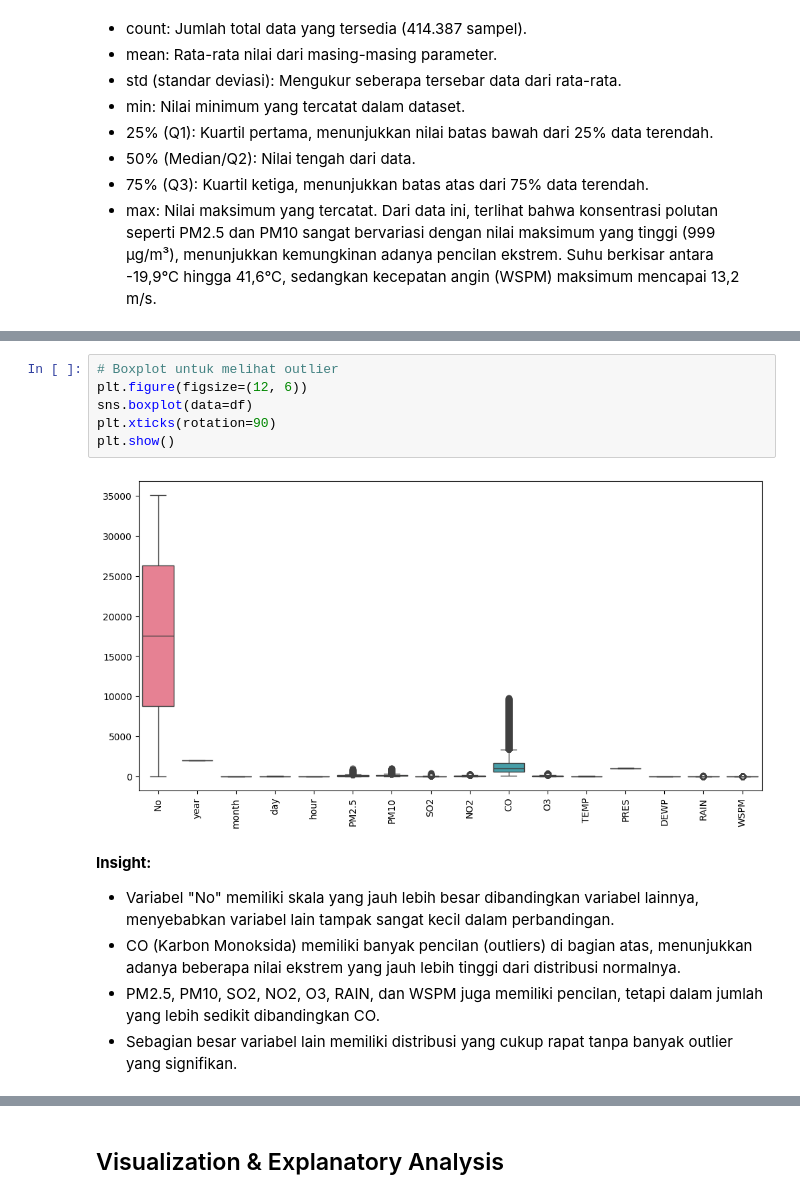
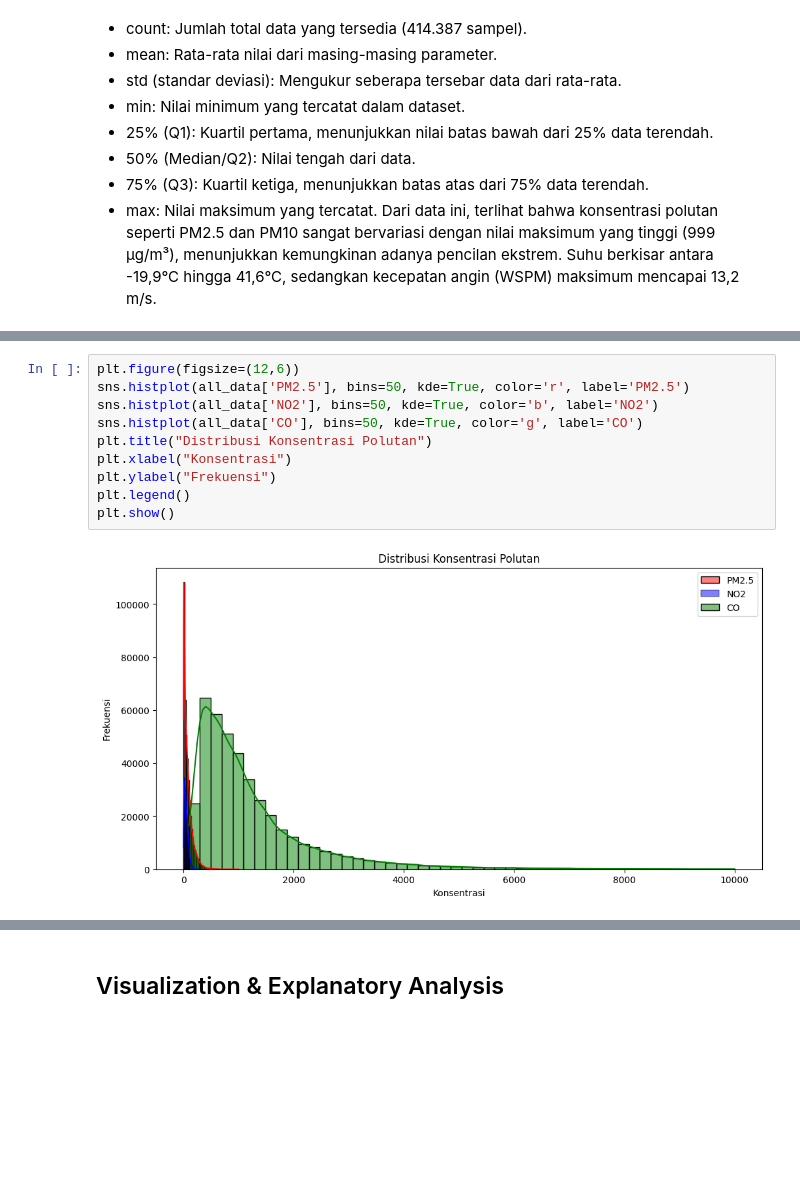
Before and after one commit to irfnriza/submission, a Jupyter notebook: notebook.ipynb, the cells around one changed output, grey strips where cells are left out. Saved outputs shown, nothing was run; the diff lists cells and outputs as text; blank space fills up the shorter version.

```diff
--- a/notebook.ipynb
+++ b/notebook.ipynb
@@ -273,14 +259,12 @@ WSPM (Kecepatan Angin): Skewed ke kanan, menunjukkan sebagian besar angin berkec
-# %%
-# Boxplot untuk melihat outlier
-plt.figure(figsize=(12, 6))
-sns.boxplot(data=df)
-plt.xticks(rotation=90)
-plt.show()
-# %% [output]
-[figure, removed]
-# %% [markdown]
-**Insight:**
-- Variabel "No" memiliki skala yang jauh lebih besar dibandingkan variabel lainnya, menyebabkan variabel lain tampak sangat kecil dalam perbandingan.
-- CO (Karbon Monoksida) memiliki banyak pencilan (outliers) di bagian atas, menunjukkan adanya beberapa nilai ekstrem yang jauh lebih tinggi dari distribusi normalnya.
-- PM2.5, PM10, SO2, NO2, O3, RAIN, dan WSPM juga memiliki pencilan, tetapi dalam jumlah yang lebih sedikit dibandingkan CO.
-- Sebagian besar variabel lain memiliki distribusi yang cukup rapat tanpa banyak outlier yang signifikan.
+# %%
+plt.figure(figsize=(12,6))
+sns.histplot(all_data['PM2.5'], bins=50, kde=True, color='r', label='PM2.5')
+sns.histplot(all_data['NO2'], bins=50, kde=True, color='b', label='NO2')
+sns.histplot(all_data['CO'], bins=50, kde=True, color='g', label='CO')
+plt.title("Distribusi Konsentrasi Polutan")
+plt.xlabel("Konsentrasi")
+plt.ylabel("Frekuensi")
+plt.legend()
+plt.show()
+# %% [output]
+[figure, added]
```
Also changed, not shown: parts of 13 cells of this notebook, 1 other file.
